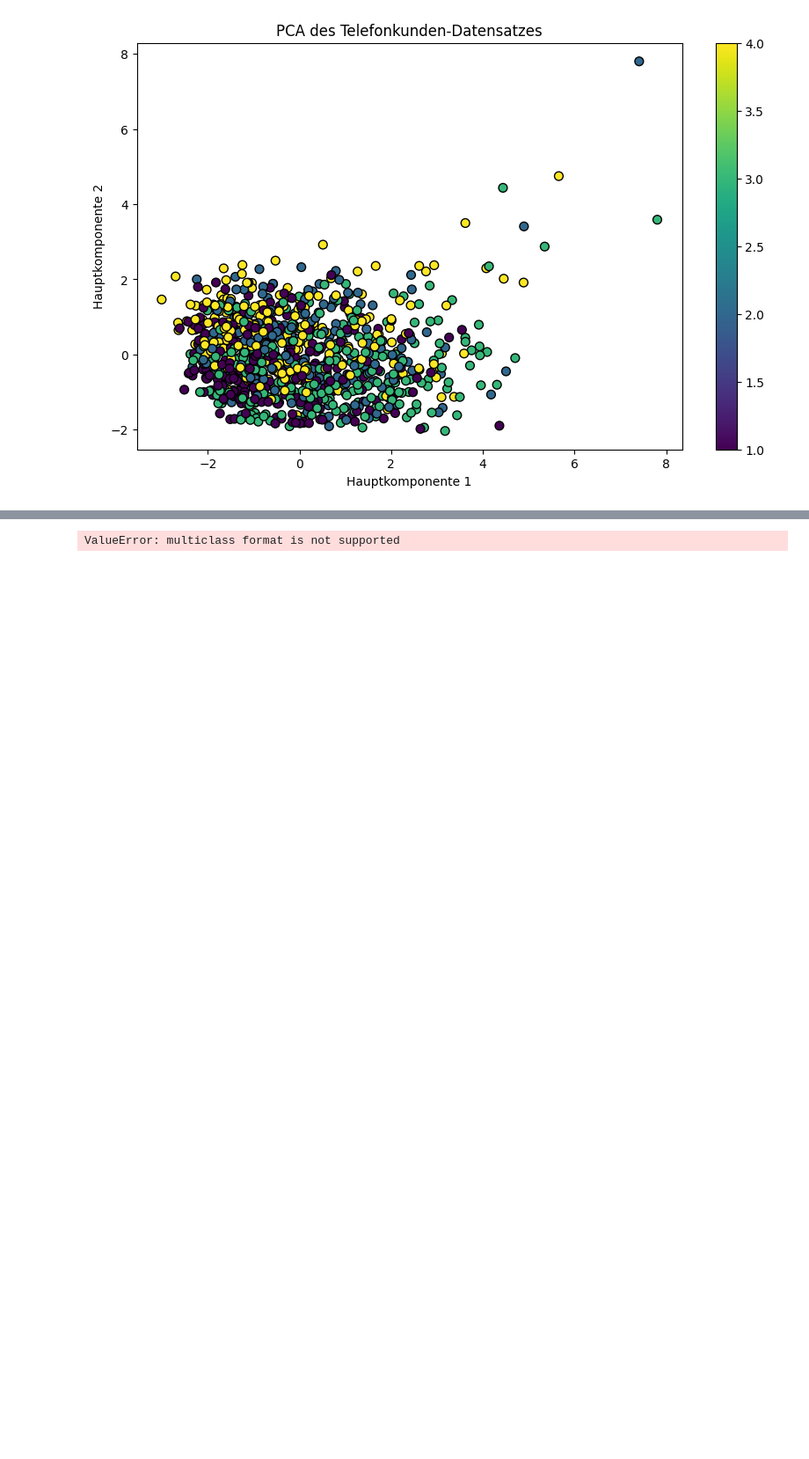
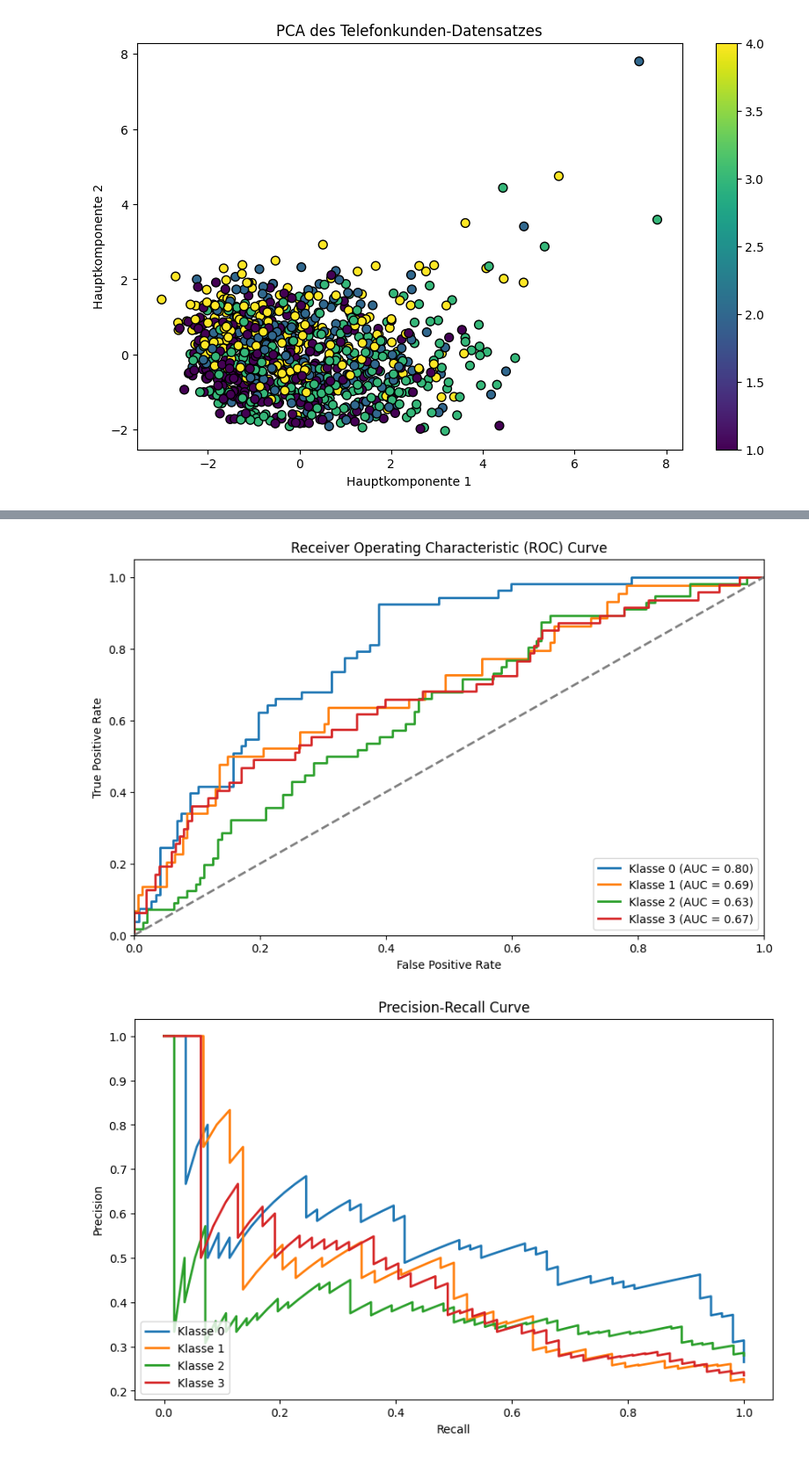
Before and after one commit to AdrianoF03/Projekt-Big-Data-Analytics, a Jupyter notebook: telefonkunden.ipynb, the cells around one changed output, grey strips where cells are left out. Shown at 88% size. Cells and saved outputs as stored; diff of their text form; code cells hidden in the pictures; blank space fills up the shorter version.

```diff
--- a/telefonkunden.ipynb
+++ b/telefonkunden.ipynb
@@ -1032,7 +1032,7 @@ Genauigkeit: 0.38
 from sklearn.model_selection import train_test_split, GridSearchCV
 from sklearn.svm import SVC
 from sklearn.metrics import classification_report, accuracy_score, confusion_matrix, ConfusionMatrixDisplay, roc_curve, roc_auc_score, precision_recall_curve
-from sklearn.preprocessing import StandardScaler
+from sklearn.preprocessing import StandardScaler, label_binarize
 import pandas as pd
 import numpy as np
 import matplotlib.pyplot as plt
@@ -1061,7 +1061,7 @@ param_grid = {
     'kernel': ['rbf', 'linear']
 }
 
-grid_search = GridSearchCV(SVC(random_state=1), param_grid, cv=5, scoring='accuracy')
+grid_search = GridSearchCV(SVC(random_state=1, probability=True), param_grid, cv=5, scoring='accuracy')
 grid_search.fit(X_train, y_train)
 
 # Bestes Modell auswählen
@@ -1082,13 +1082,16 @@ disp.plot(cmap=plt.cm.Blues)
 plt.title('Confusion Matrix')
 plt.show()
 
+# ROC Curve und Precision-Recall Curve für jede Klasse berechnen
+y_test_binarized = label_binarize(y_test, classes=np.unique(Y))
+y_prob = best_svm.predict_proba(X_test)
+
 # ROC Curve
-y_prob = best_svm.decision_function(X_test)
-fpr, tpr, thresholds = roc_curve(y_test, y_prob)
-roc_auc = roc_auc_score(y_test, y_prob)
-
 plt.figure(figsize=(10, 6))
-plt.plot(fpr, tpr, color='blue', lw=2, label='ROC curve (area = %0.2f)' % roc_auc)
+for i in range(y_test_binarized.shape[1]):
+    fpr, tpr, _ = roc_curve(y_test_binarized[:, i], y_prob[:, i])
+    roc_auc = roc_auc_score(y_test_binarized[:, i], y_prob[:, i])
+    plt.plot(fpr, tpr, lw=2, label='Klasse %d (AUC = %0.2f)' % (i, roc_auc))
 plt.plot([0, 1], [0, 1], color='gray', lw=2, linestyle='--')
 plt.xlim([0.0, 1.0])
 plt.ylim([0.0, 1.05])
@@ -1099,13 +1102,14 @@ plt.legend(loc="lower right")
 plt.show()
 
 # Precision-Recall Curve
-precision, recall, thresholds = precision_recall_curve(y_test, y_prob)
-
 plt.figure(figsize=(10, 6))
-plt.plot(recall, precision, color='blue', lw=2)
+for i in range(y_test_binarized.shape[1]):
+    precision, recall, _ = precision_recall_curve(y_test_binarized[:, i], y_prob[:, i])
+    plt.plot(recall, precision, lw=2, label='Klasse %d' % i)
 plt.xlabel('Recall')
 plt.ylabel('Precision')
 plt.title('Precision-Recall Curve')
+plt.legend(loc="lower left")
 plt.show()
 
 # Entscheidungsgrenze visualisieren (funktioniert nur, wenn wir auf 2 Features reduzieren)
@@ -1123,31 +1127,32 @@ def plot_decision_boundary(X, y, model):
     plt.ylabel('Feature 2')
     plt.title('SVM Entscheidungsgrenze')
     plt.show()
 
 # Reduzieren auf 2 Features zur Visualisierung
 X_reduced = X_scaled[:, :2]
 X_train_reduced, X_test_reduced, y_train_reduced, y_test_reduced = train_test_split(X_reduced, Y, test_size=0.2, random_state=1, stratify=Y)
 
 # Trainiere den SVM auf reduzierten Features
 grid_search_reduced = GridSearchCV(SVC(random_state=1), param_grid, cv=5, scoring='accuracy')
 grid_search_reduced.fit(X_train_reduced, y_train_reduced)
 best_svm_reduced = grid_search_reduced.best_estimator_
 
 # Plot der Entscheidungsgrenze
 plot_decision_boundary(X_test_reduced, y_test_reduced, best_svm_reduced)
 # %% [output]
 Klassifikationsbericht:
               precision    recall  f1-score   support
 
            1       0.53      0.58      0.55        53
            2       0.56      0.23      0.32        44
            3       0.36      0.46      0.41        56
            4       0.47      0.51      0.49        47
 
     accuracy                           0.46       200
    macro avg       0.48      0.45      0.44       200
 weighted avg       0.47      0.46      0.45       200
 
 Genauigkeit: 0.455
 [figure]
-ValueError: multiclass format is not supported
+[figure, added]
+[figure, added]
```
Also changed, not shown: parts of 1 cell of this notebook.
